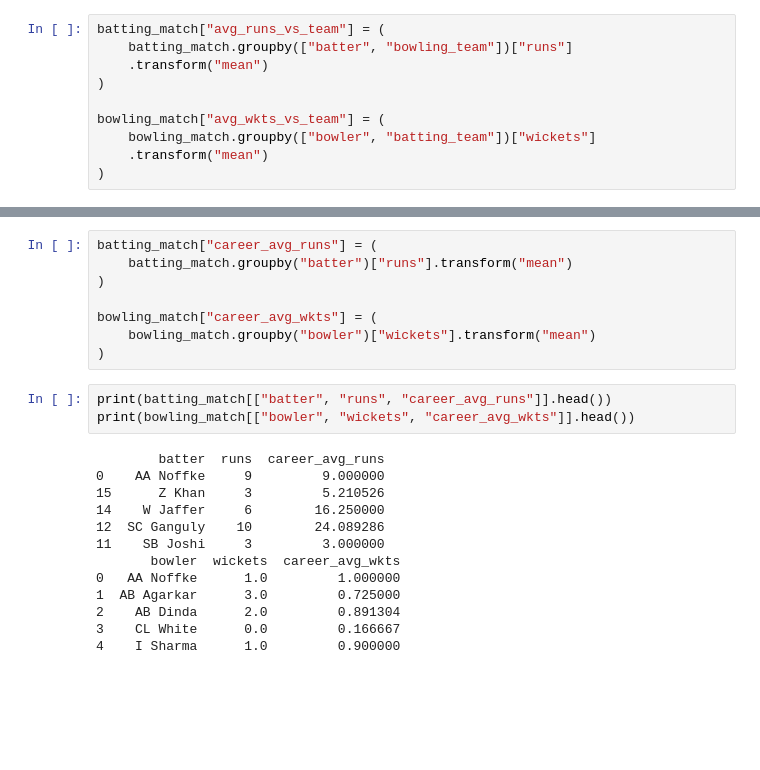
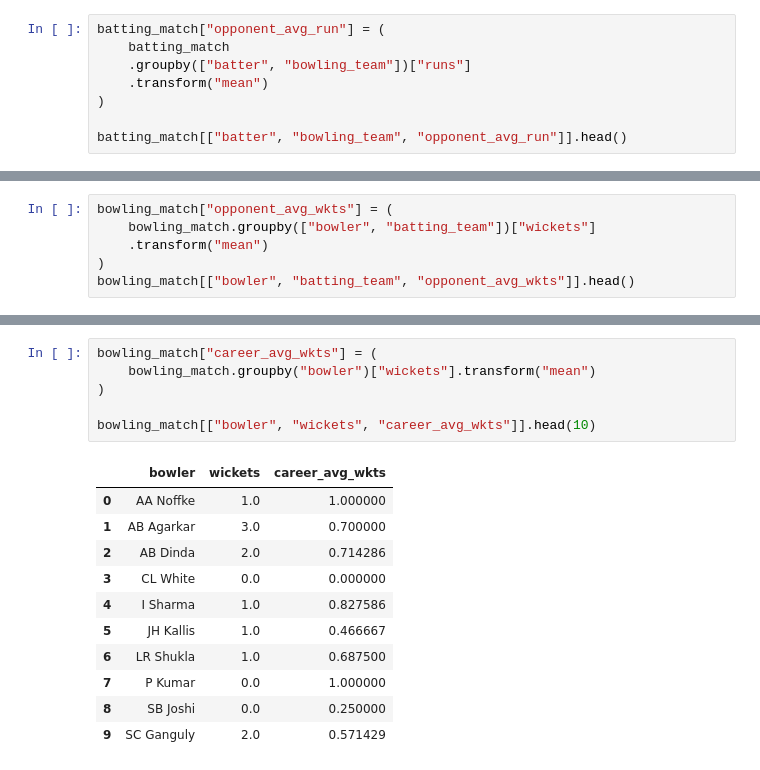
Before and after one commit to mentor-pranaya/Cricket-Player-Performance-Prediction, a Jupyter notebook: feature_eng.ipynb, the cells around one changed output, grey strips where cells are left out. Cells and saved outputs as stored; diff of their text form; blank space fills up the shorter version.

```diff
--- a/feature_eng.ipynb
+++ b/feature_eng.ipynb
@@ -87,10 +127,8 @@ batting_match[
 # %%
-batting_match["avg_runs_vs_team"] = (
-    batting_match.groupby(["batter", "bowling_team"])["runs"]
+batting_match["opponent_avg_run"] = (
+    batting_match
+    .groupby(["batter", "bowling_team"])["runs"]
     .transform("mean")
 )
 
-bowling_match["avg_wkts_vs_team"] = (
-    bowling_match.groupby(["bowler", "batting_team"])["wickets"]
-    .transform("mean")
-)
+batting_match[["batter", "bowling_team", "opponent_avg_run"]].head()
@@ -112,0 +142,6 @@ print(bowling_match[["bowler", "batting_team", "wickets", "avg_wkts_vs_team"]].h
+# %%
+bowling_match["opponent_avg_wkts"] = (
+    bowling_match.groupby(["bowler", "batting_team"])["wickets"]
+    .transform("mean")
+)
+bowling_match[["bowler", "batting_team", "opponent_avg_wkts"]].head()
@@ -113,24 +176,18 @@ print(bowling_match[["bowler", "batting_team", "wickets", "avg_wkts_vs_team"]].h
 # %%
-batting_match["career_avg_runs"] = (
-    batting_match.groupby("batter")["runs"].transform("mean")
-)
-
 bowling_match["career_avg_wkts"] = (
     bowling_match.groupby("bowler")["wickets"].transform("mean")
 )
+
+bowling_match[["bowler", "wickets", "career_avg_wkts"]].head(10)
+# %% [output]
+|  | bowler | wickets | career_avg_wkts |
+| 0 | AA Noffke | 1.0 | 1.000000 |
+| 1 | AB Agarkar | 3.0 | 0.700000 |
+| 2 | AB Dinda | 2.0 | 0.714286 |
+| 3 | CL White | 0.0 | 0.000000 |
+| 4 | I Sharma | 1.0 | 0.827586 |
+| 5 | JH Kallis | 1.0 | 0.466667 |
+| 6 | LR Shukla | 1.0 | 0.687500 |
+| 7 | P Kumar | 0.0 | 1.000000 |
+| 8 | SB Joshi | 0.0 | 0.250000 |
+| 9 | SC Ganguly | 2.0 | 0.571429 |
-# %%
-print(batting_match[["batter", "runs", "career_avg_runs"]].head())
-print(bowling_match[["bowler", "wickets", "career_avg_wkts"]].head())
-# %% [output]
-        batter  runs  career_avg_runs
-0    AA Noffke     9         9.000000
-15      Z Khan     3         5.210526
-14    W Jaffer     6        16.250000
-12  SC Ganguly    10        24.089286
-11    SB Joshi     3         3.000000
-       bowler  wickets  career_avg_wkts
-0   AA Noffke      1.0         1.000000
-1  AB Agarkar      3.0         0.725000
-2    AB Dinda      2.0         0.891304
-3    CL White      0.0         0.166667
-4    I Sharma      1.0         0.900000
```
Also changed, not shown: parts of 17 cells of this notebook, 1 other file.
